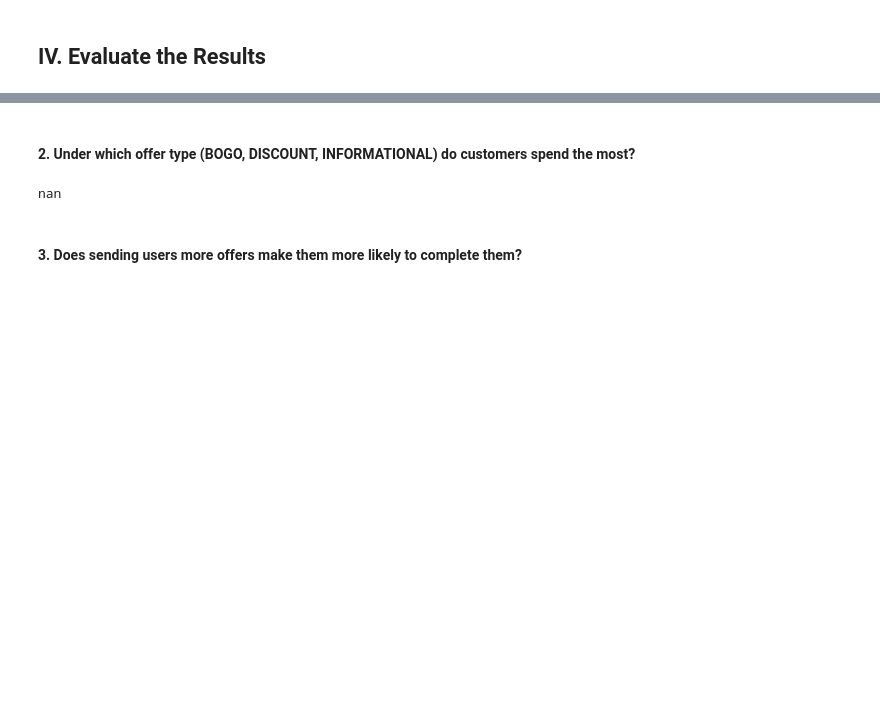
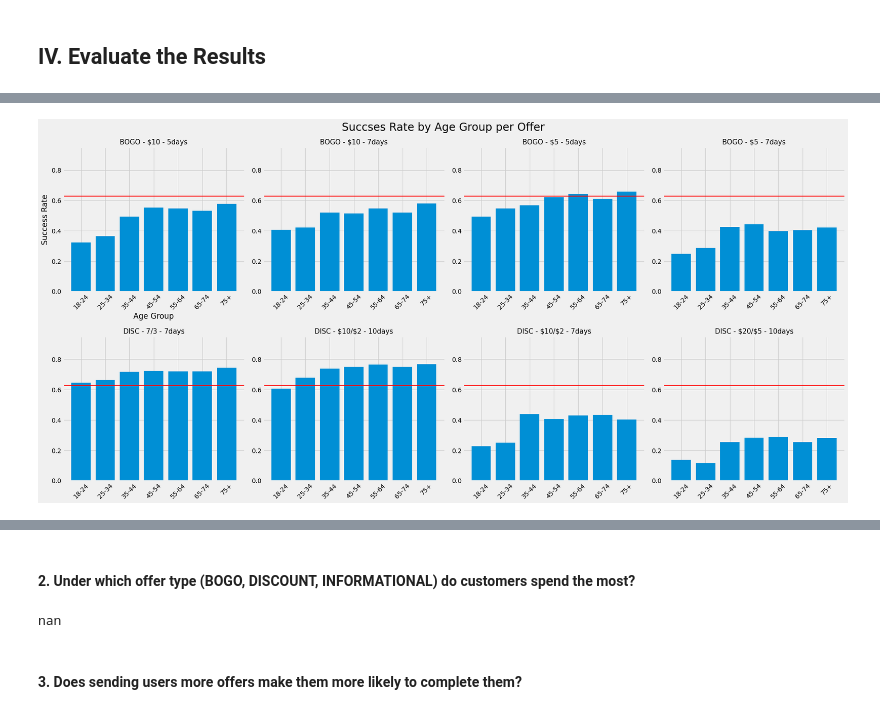
Before and after one commit to jnish23/Starbucks-Capstone, a Jupyter notebook: Starbucks_Capstone_notebook.ipynb, the cells around one changed output, grey strips where cells are left out. Cells and saved outputs as stored; diff of their text form; code cells hidden in the pictures; blank space fills up the shorter version.

```diff
--- a/Starbucks_Capstone_notebook.ipynb
+++ b/Starbucks_Capstone_notebook.ipynb
@@ -748,3 +749,6 @@ num_offers_received:  66501
 num_offers_viewed:  49126
 num_offers_completed:  33462
 num_offers_successful:  27456
+# %%
+master_df['offer_successful'] = (master_df['offer_completed'] + master_df['offer_viewed'] == 2).astype(int)
+master_df
@@ -754,0 +802,42 @@ num_offers_successful:  27456
+# %%
+# Filter offers to only include BOGO and DISCOUNTs (informational offers have no difficulty and thus cannot be completed)
+bogo_disc_offers = master_df.loc[master_df['informational'] == 0]
+
+# Group by offer and age_group, and calculate the average success rate for each
+success_rate_by_age = bogo_disc_offers.groupby(['readable_id', 'age_group'])['offer_successful'].mean().reset_index()
+
+# Find the average success rate
+avg_success_rate = bogo_disc_offers['offer_completed'].mean()
+
+# Create a figure object
+fig = plt.figure(figsize=(25,12))
+
+# Loop through the unique offers
+for i, offer in enumerate(np.sort(bogo_disc_offers['readable_id'].unique())):
+
+    # Add an axes on the subplot in the figure
+    ax = fig.add_subplot(2, 4, i+1, sharey=ax)
+
+    # Select only current offer
+    data = success_rate_by_age.loc[success_rate_by_age['readable_id'] == offer]
+
+    # Set x and y values
+    x = data['age_group']
+    y = data['offer_successful']
+
+    # Create bar chart
+    ax.bar(x, y)
+
+    # Create x and y labels for only the first subplot
+    if i == 0:
+        ax.set_xlabel('Age Group')
+        ax.set_ylabel('Success Rate')
+
+    ax.set_title(data['readable_id'].iloc[0], fontsize=15)
+    ax.tick_params(axis='x', rotation=45)
+    ax.axhline(avg_completion_rate, color='red', linewidth=2)
+
+fig.suptitle('Succses Rate by Age Group per Offer', fontsize=24)
+fig.tight_layout()
+# %% [output]
+[figure, added]
```
Also changed, not shown: parts of 19 cells of this notebook, 2 other files.
